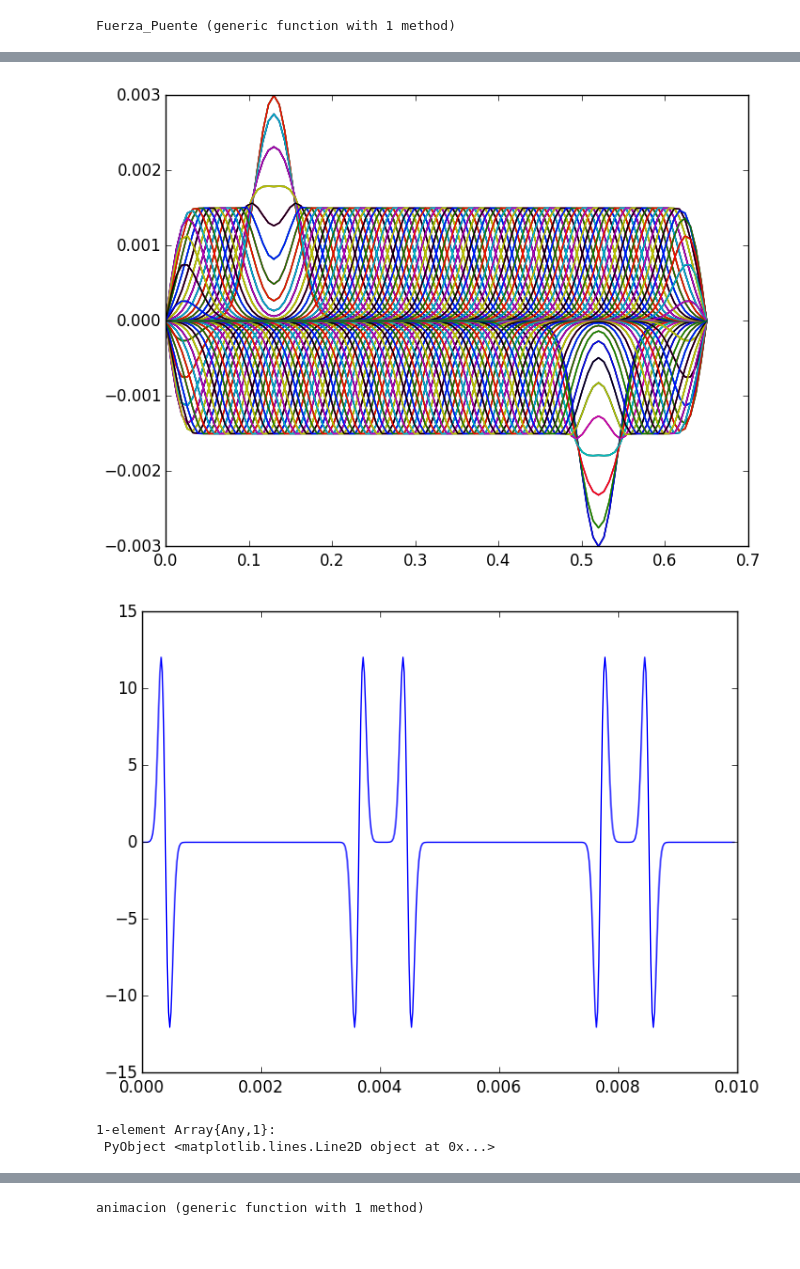
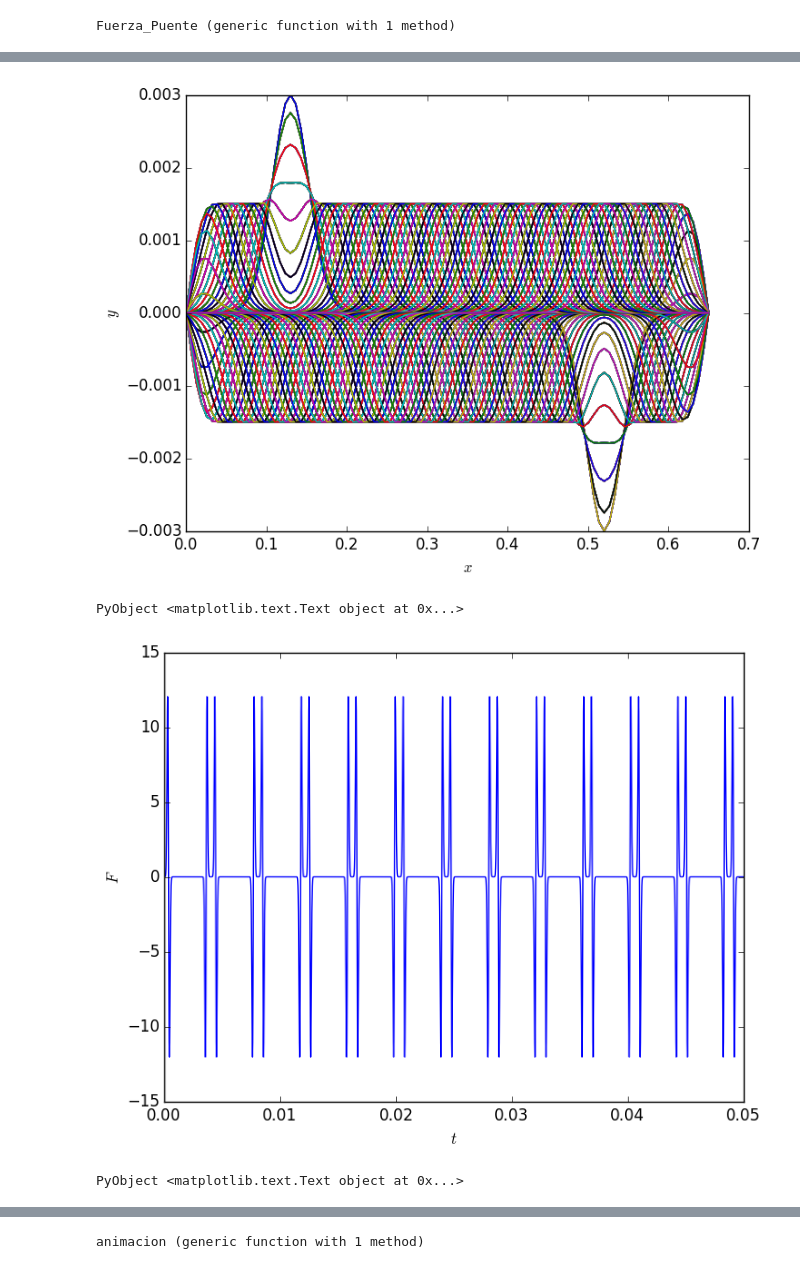
Before and after one commit to Ceboc/Cuerda, a Jupyter notebook: Proyecto.ipynb, the cells around one changed output, grey strips where cells are left out. Cells and saved outputs as stored; diff of their text form; code cells hidden in the pictures.

```diff
--- a/Proyecto.ipynb
+++ b/Proyecto.ipynb
@@ -77,7 +78,7 @@ T = 149;  #Tensión
 μ = 0.001455078125;  #Densidad lineal (Para cuerda "Si" de la guitarra)
 Δt=Δx/sqrt(T/μ); #Paso en t, considerando la velocidad de propagación en la cuerda
 parte = Δx/L;    #fracción del paso que representa Δx respecto de L, lo uso para un programa
-N = int(0.01/Δt);        #Pasos en el tiempo para 1 segundo
+N = int(0.05/Δt);        #Pasos en el tiempo para 0.05 segundo
 AM = 0.003;      #Amplitud de la perturbación
 β = 1/5;         #Se le golpea a 1/5 de la longitud total
 #Perturbación gaussiana
@@ -115,11 +122,15 @@ plot(X1,vcat(PRIMERA[1,:]...))
 for i in 1:length(vcat(PRIMERA[:,1]...))
     plot(X1,vcat(PRIMERA[i,:]...))
 end
+xlabel(L"x")
+ylabel(L"y")
 # %% [output]
-[figure, old version]
+[figure, new version]
+PyObject <matplotlib.text.Text object at 0x...>
 # %%
 plot(fuerzasgauss[:,1],fuerzasgauss[:,2])
+xlabel(L"t")
+ylabel(L"F")
 # %% [output]
-[figure, old version]
+[figure, new version]
-1-element Array{Any,1}:
- PyObject <matplotlib.lines.Line2D object at 0x...>
+PyObject <matplotlib.text.Text object at 0x...>
```
Also changed, not shown: parts of 44 cells of this notebook.
